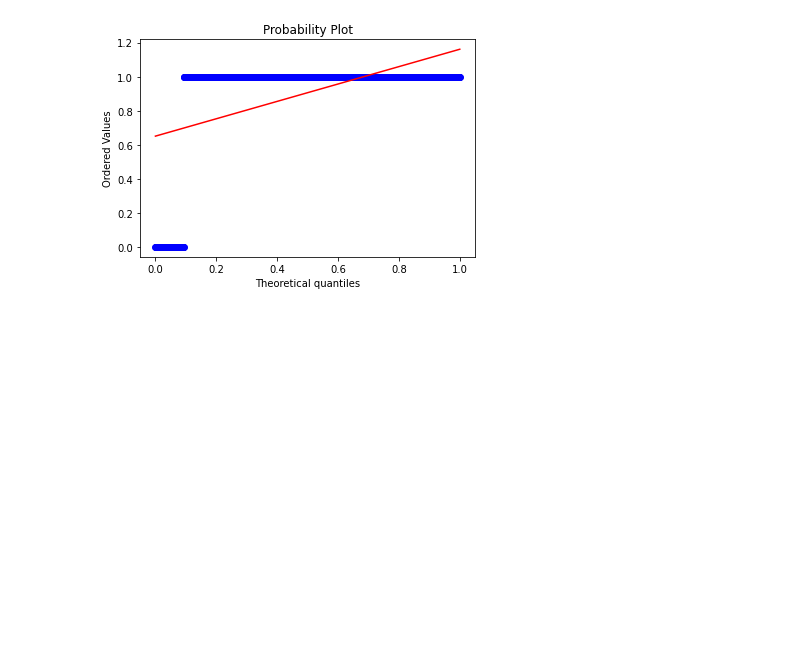
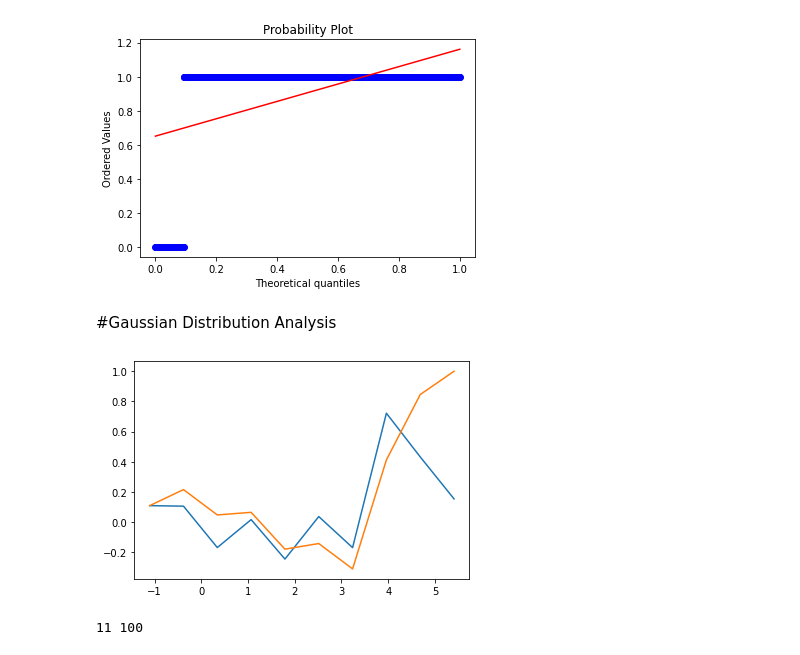
Before and after one commit to vishalkumarsingh999/Machin-Learning, a Jupyter notebook: Probability_Gaussian_Distribution.ipynb, the cells around one changed output. Drawn from its saved outputs; the diff is of its cells as text; code cells hidden in the pictures; blank space fills up the shorter version.

```diff
--- a/Probability_Gaussian_Distribution.ipynb
+++ b/Probability_Gaussian_Distribution.ipynb
@@ -29,3 +31,19 @@ stats.probplot(y_uni,dist='uniform',plot=pylab)
 pylab.show()
 # %% [output]
 [figure]
+# %% [markdown]
+#Gaussian Distribution Analysis
+# %%
+random_variable_population=np.random.normal(2,2,size=10)
+counts,bins_edges=np.histogram(random_variable_population,bins=10,density=True)
+pdf=random_variable_population/sum(random_variable_population)
+cdf=np.cumsum(pdf)
+plt.plot(bins_edges[1:],pdf)
+plt.plot(bins_edges[1:],cdf)
+plt.show()
+# %% [output]
+[figure, added]
+# %%
+print(len(bins_edges),len(pdf))
+# %% [output]
+11 100
```
Also changed, not shown: parts of 1 cell of this notebook.
